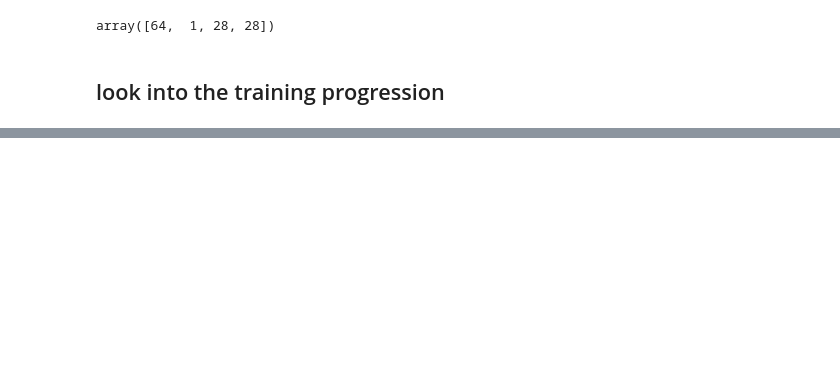
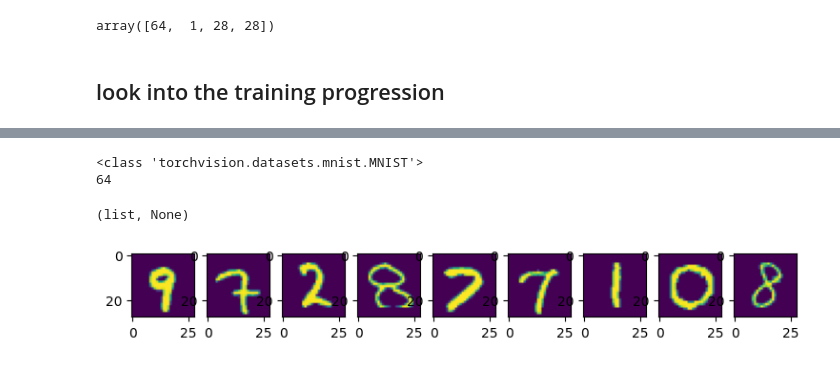
Before and after one commit to 123ned123/APS360, a Jupyter notebook: Tuts/tut4/Tut_4_Autoencoder.ipynb, the cells around one changed output, grey strips where cells are left out. Cells and saved outputs as stored; diff of their text form; code cells hidden in the pictures; blank space fills up the shorter version.

```diff
--- a/Tuts/tut4/Tut_4_Autoencoder.ipynb
+++ b/Tuts/tut4/Tut_4_Autoencoder.ipynb
@@ -496,0 +585,29 @@ for k in range(0, max_epochs, 5):
+# %%
+# testing on new images
+from torch.utils.data import Dataset, IterableDataset, DataLoader
+from torchvision import datasets, transforms
+import torch
+batch_size = 64
+
+mnist_data = datasets.MNIST('data', train=False, download=True, transform=transforms.ToTensor())
+print(type(mnist_data))
+mnist_data = list(mnist_data)[4096:4160]  # convert to list for easier indexing
+type(mnist_data) , print(mnist_data.__len__())
+# %% [output]
+<class 'torchvision.datasets.mnist.MNIST'>
+64
+(list, None)
+# %%
+test_loader = torch.utils.data.DataLoader(mnist_data, batch_size=batch_size, shuffle=True)
+
+for data in test_loader:
+    img, _ = data  # we only need the images, not the labels
+    recon = model(img) # forward pass with new test images
+    plt.figure(figsize=(9, 2))
+    for i, item in enumerate(img):
+            if i >= 9: break
+            plt.subplot(2, 9, i+1)
+            plt.imshow(item[0]) # display the original test images
+    break  # just test on the first batch of test images
+# %% [output]
+[figure, added]
```
Also changed, not shown: parts of 12 cells of this notebook.
